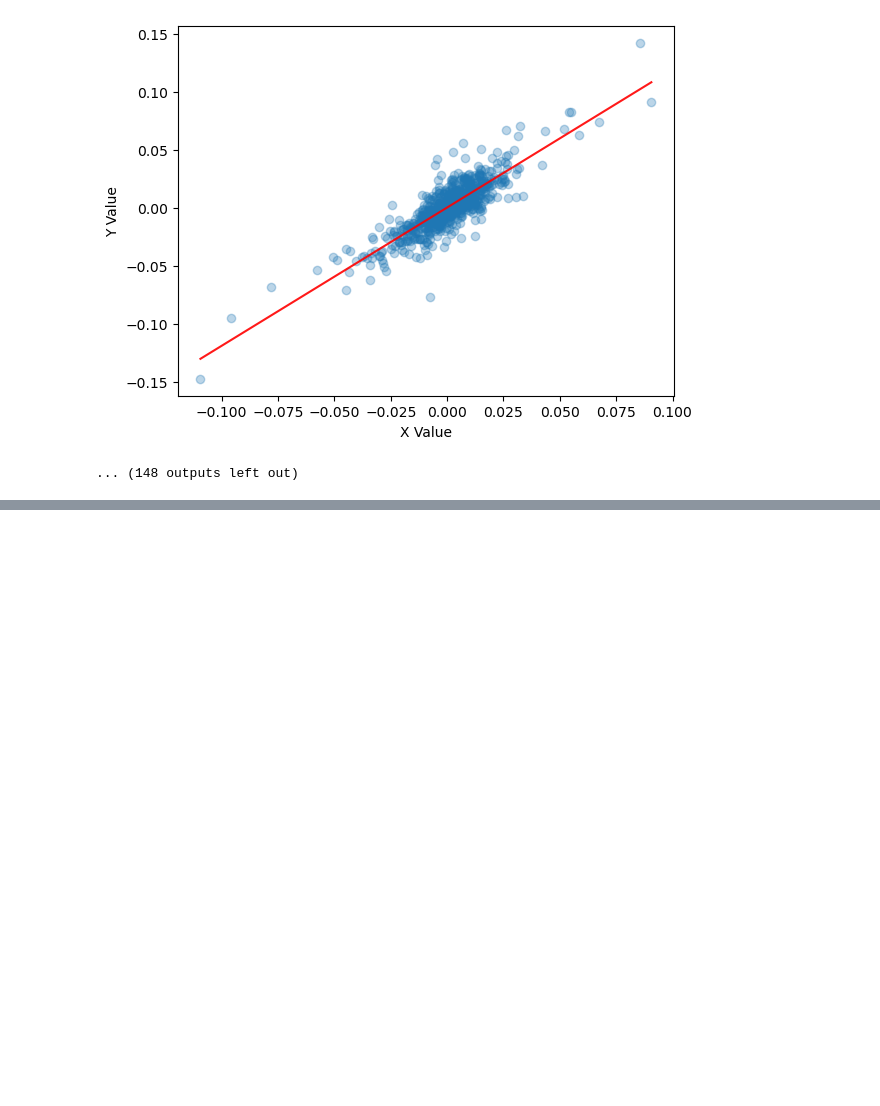
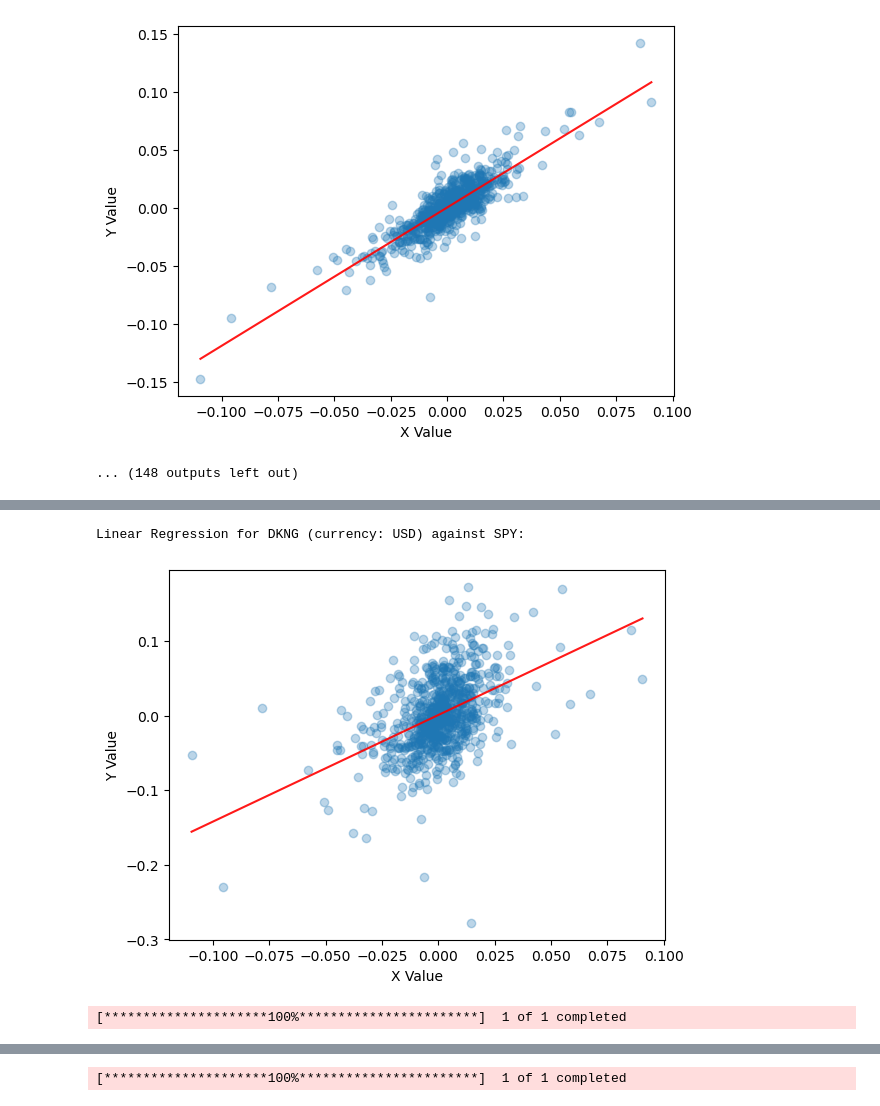
Before and after one commit to 62126/linearregression, a Jupyter notebook: Linear Regression.ipynb, the cells around one changed output, grey strips where cells are left out. Cells and saved outputs as stored; diff of their text form; code cells hidden in the pictures; blank space fills up the shorter version.

```diff
--- a/Linear Regression.ipynb
+++ b/Linear Regression.ipynb
@@ -116,3 +116,79 @@ Notes:
 Linear Regression for MSFT against SPY:
 [figure]
 ... (148 outputs left out)
+# %%
+import yfinance as yf
+import statsmodels.api as sm
+from statsmodels import regression
+import numpy as np
+import matplotlib.pyplot as plt
+
+# Define the linear regression function
+def linreg(X, Y):
+    # Running the linear regression
+    X = sm.add_constant(X)
+    model = regression.linear_model.OLS(Y, X).fit()
+    a = model.params[0]
+    b = model.params[1]
+    X = X[:, 1]
+
+    # Return summary of the regression and plot results
+    X2 = np.linspace(X.min(), X.max(), 100)
+    Y_hat = X2 * b + a
+    plt.scatter(X, Y, alpha=0.3)  # Plot the raw data
+    plt.plot(X2, Y_hat, 'r', alpha=0.9)  # Add the regression line, colored in red
+    plt.xlabel('X Value')
+    plt.ylabel('Y Value')
+    plt.show()
+
+    return model.summary()
+
+# Define the start and end dates for the data
+start_date = '2020-01-01'
+end_date = '2023-01-01'
+
+# List of stocks outside S&P 500, mentioned earlier
+stock_list = [
+    'DKNG',  # DraftKings - USD (U.S. market)
+    'CPNG',  # Coupang - USD (U.S. market)
+    'ROKU',  # Roku - USD (U.S. market)
+    'PLUG',  # Plug Power - USD (U.S. market)
+    'TWLO',  # Twilio - USD (U.S. market)
+    'SHOP.TO',  # Shopify - CAD (Canada market)
+    'MELI',  # MercadoLibre - USD (U.S. market)
+    'UPST',  # Upstart - USD (U.S. market)
+    'PLTR',  # Palantir - USD (U.S. market)
+    'U',     # Unity Software - USD (U.S. market)
+    'AFRM'   # Affirm - USD (U.S. market)
+]
+
+# Get the benchmark data (SPY) using yfinance (in USD)
+benchmark = yf.download('SPY', start=start_date, end=end_date)['Adj Close']
+r_b = benchmark.pct_change()[1:]  # Get the benchmark returns
+
+# Placeholder for currency conversion if necessary (for example CAD to USD for Shopify)
+# You can use forex-python or another API to fetch the conversion rate
+conversion_rates = {
+    'CAD': 0.75,  # Example rate for CAD to USD
+    'USD': 1.00   # No conversion needed for USD stocks
+}
+
+# Loop through each stock, perform linear regression, and display the summary
+for stock in stock_list:
+    try:
+        # Get the asset data using yfinance
+        asset = yf.download(stock, start=start_date, end=end_date)['Adj Close']
+        r_a = asset.pct_change()[1:]  # Get the asset returns
+
+        # Check if the stock is listed outside the U.S. and convert the currency if needed
+        currency = yf.Ticker(stock).info.get('currency', 'USD')
+        conversion_rate = conversion_rates.get(currency, 1.0)
+        r_a_converted = r_a * conversion_rate  # Convert returns to USD equivalent
+
+        print(f"\nLinear Regression for {stock} (currency: {currency}) against SPY:")
+        summary = linreg(r_b.values, r_a_converted.values)
+        print(summary)
+
+    except Exception as e:
+        print(f"Could not process stock {stock} due to error: {e}")
+# %% [output]
@@ -118,0 +197,3 @@ Linear Regression for MSFT against SPY:
+Linear Regression for DKNG (currency: USD) against SPY:
+[figure, added]
+[*********************100%***********************]  1 of 1 completed
@@ -118,0 +217 @@ Linear Regression for MSFT against SPY:
+[*********************100%***********************]  1 of 1 completed
```
Also changed, not shown: parts of 1 cell of this notebook.
